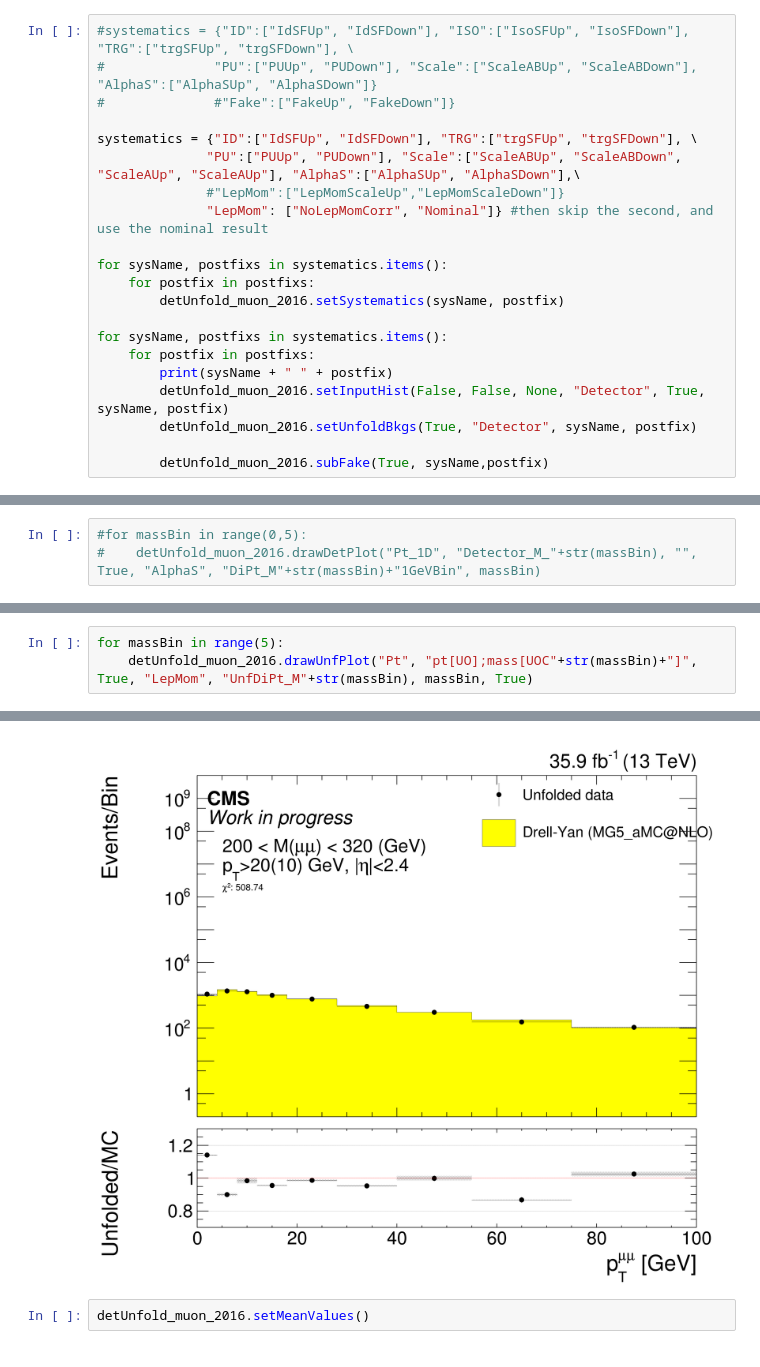
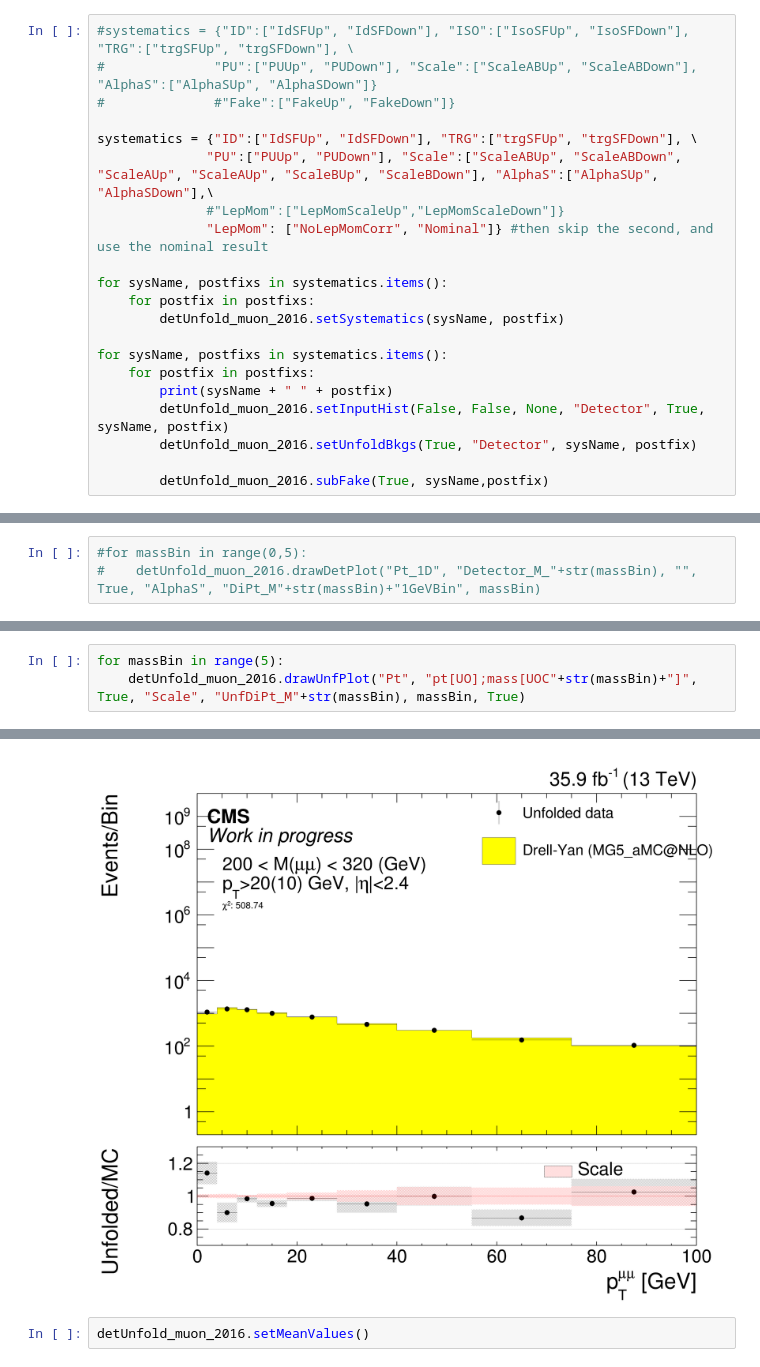
Before and after one commit to jhkim06/ISRAnalysis, a Jupyter notebook: ISR_analysis_v2.ipynb, the cells around one changed output, grey strips where cells are left out. Saved outputs shown, nothing was run; the diff lists cells and outputs as text.

```diff
--- a/ISR_analysis_v2.ipynb
+++ b/ISR_analysis_v2.ipynb
@@ -89,7 +89,7 @@ detUnfold_muon_2016.subFake() # Subract DY fake (out of fiducial volume at gen l
 #              #"Fake":["FakeUp", "FakeDown"]}
 
 systematics = {"ID":["IdSFUp", "IdSFDown"], "TRG":["trgSFUp", "trgSFDown"], \
-              "PU":["PUUp", "PUDown"], "Scale":["ScaleABUp", "ScaleABDown", "ScaleAUp", "ScaleAUp"], "AlphaS":["AlphaSUp", "AlphaSDown"],\
+              "PU":["PUUp", "PUDown"], "Scale":["ScaleABUp", "ScaleABDown", "ScaleAUp", "ScaleAUp", "ScaleBUp", "ScaleBDown"], "AlphaS":["AlphaSUp", "AlphaSDown"],\
               #"LepMom":["LepMomScaleUp","LepMomScaleDown"]}
               "LepMom": ["NoLepMomCorr", "Nominal"]} #then skip the second, and use the nominal result
 
@@ -238,32 +240,32 @@ Info in <TCanvas::Print>: png file unfolded_Mass.png has been created
 # %%
 for massBin in range(5):
-    detUnfold_muon_2016.drawUnfPlot("Pt", "pt[UO];mass[UOC"+str(massBin)+"]", True, "LepMom", "UnfDiPt_M"+str(massBin), massBin, True)
+    detUnfold_muon_2016.drawUnfPlot("Pt", "pt[UO];mass[UOC"+str(massBin)+"]", True, "Scale", "UnfDiPt_M"+str(massBin), massBin, True)
 # %% [output]
 ISRUnfold::drawFoldedHists, Draw plot!
 35.9 fb^{-1} (13 TeV)
 chi^{2}, 39.3748
 ISRUnfold::drawFoldedHists, Draw plot!
 35.9 fb^{-1} (13 TeV)
 chi^{2}, 652.403
 ISRUnfold::drawFoldedHists, Draw plot!
 35.9 fb^{-1} (13 TeV)
 chi^{2}, 975.562
 ISRUnfold::drawFoldedHists, Draw plot!
 35.9 fb^{-1} (13 TeV)
 chi^{2}, 576.238
 ISRUnfold::drawFoldedHists, Draw plot!
 35.9 fb^{-1} (13 TeV)
 chi^{2}, 508.742
 Info in <TCanvas::Print>: png file UnfDiPt_M0.png has been created
 Warning in <TCanvas::Constructor>: Deleting canvas with same name: unfolded_level_Pt
 Info in <TCanvas::Print>: png file UnfDiPt_M1.png has been created
 Warning in <TCanvas::Constructor>: Deleting canvas with same name: unfolded_level_Pt
 Info in <TCanvas::Print>: png file UnfDiPt_M2.png has been created
 Warning in <TCanvas::Constructor>: Deleting canvas with same name: unfolded_level_Pt
 Info in <TCanvas::Print>: png file UnfDiPt_M3.png has been created
 Warning in <TCanvas::Constructor>: Deleting canvas with same name: unfolded_level_Pt
 Info in <TCanvas::Print>: png file UnfDiPt_M4.png has been created
-[figure, old version]
+[figure, new version]
 # %%
 detUnfold_muon_2016.setMeanValues()
 # %% [output]
```
Also changed, not shown: parts of 5 cells of this notebook, 2 other files.
